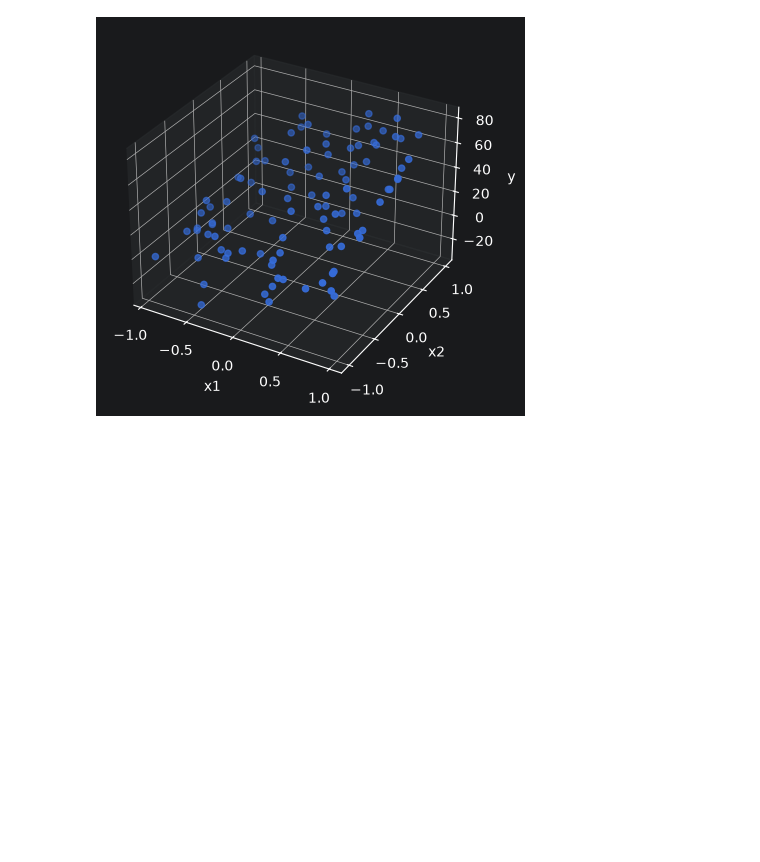
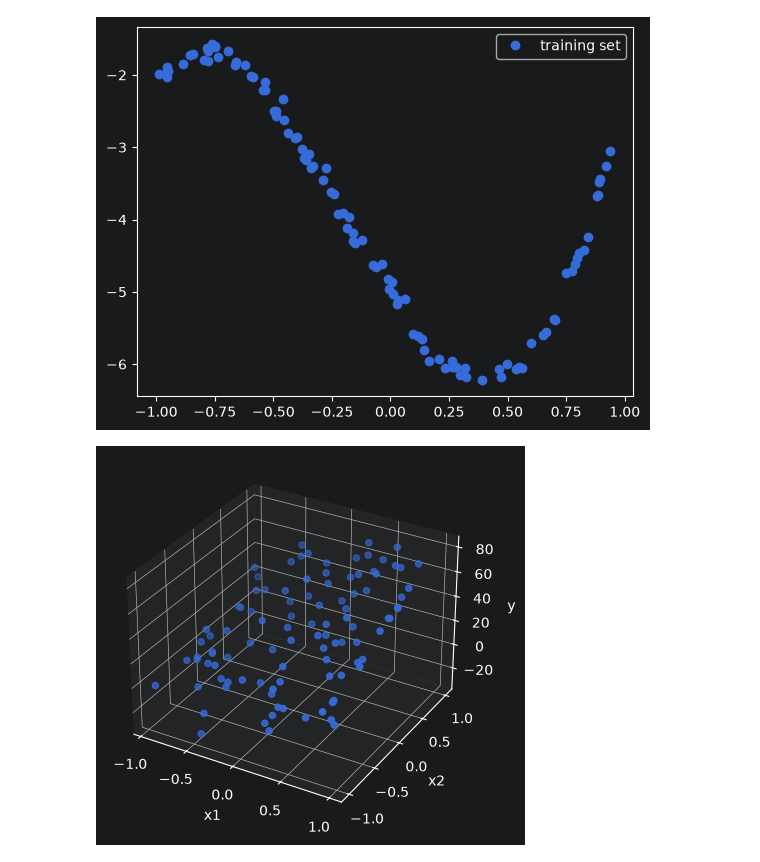
Before and after one commit to S-M-production/Reinforcement-Learning-Basics, a Jupyter notebook: notebooks/models/neural_network.ipynb, the cells around one changed output. Drawn from its saved outputs; the diff is of its cells as text; code cells hidden in the pictures; blank space fills up the shorter version.

```diff
--- a/notebooks/models/neural_network.ipynb
+++ b/notebooks/models/neural_network.ipynb
@@ -105,0 +126,10 @@ class Model:
+# %%
+#Test create_batches function
+x = np.random.uniform(-1,1,size=(100,2))
+y = np.random.uniform(-1,1,size=(100,1))
+model = Model([])
+batches = model.create_batches(x,y,10)
+print(f"Number of batches: {len(batches)}")
+for i in range(len(batches)):
+    batch_x,batch_y = batches[i]
+    print(f"Batch {i+1}: {batch_x.shape}, {batch_y.shape}")
@@ -114,10 +156,22 @@ def plot_3d(x1,x2,y):
     ax.set_zlabel("y")
     plt.show()
 
-def plot_2d(x,name):
+def plot_x_2d(x,name):
     plt.plot(x,'o',label=name)
     plt.legend()
     plt.show()
+
+def plot_2d(x,y,name):
+    plt.plot(x,y,'o',label=name)
+    plt.legend()
+    plt.show()
+
+def plot_comparison_2d(x1,y1,x2,y2):
+    plt.plot(x1,y1,'o',label="1",color="blue")
+    plt.plot(x2,y2,'o',label="2",color="orange")
+    plt.legend()
+    plt.show()
+
 # Function to plot two sets of points
 def plot_comparison_3d(x1, x2, y1, x3, x4, y2):
     fig = plt.figure()
@@ -129,6 +183,29 @@ def plot_comparison_3d(x1, x2, y1, x3, x4, y2):
     ax.set_zlabel("y")
     ax.legend()
     plt.show()
+# %%
+#Horners method for polynomial evaluation
+def polynomial(x, coefficients):
+    y = 0
+    for c in coefficients:
+        y = y*x + c
+    return y
+# %%
+#Linear training data
+#Creating inputs:
+batch_size = 100
+input_size = 1
+output_size = 1
+scale = 1
+deviation = 0.1 #%
+
+x_input = np.random.uniform(-scale,scale,size=[input_size,batch_size])
+x_input.sort()
+y_output = polynomial(x_input, [5, 3, -5, -5]) + np.random.normal(0, scale * deviation, size=[output_size, batch_size])
+
+plot_2d(x_input.reshape(-1), y_output.reshape(-1), "training set")
+# %% [output]
+[figure, added]
 # %%
 #Training data:
 batch_size = 100
```
Also changed, not shown: parts of 5 cells of this notebook.
